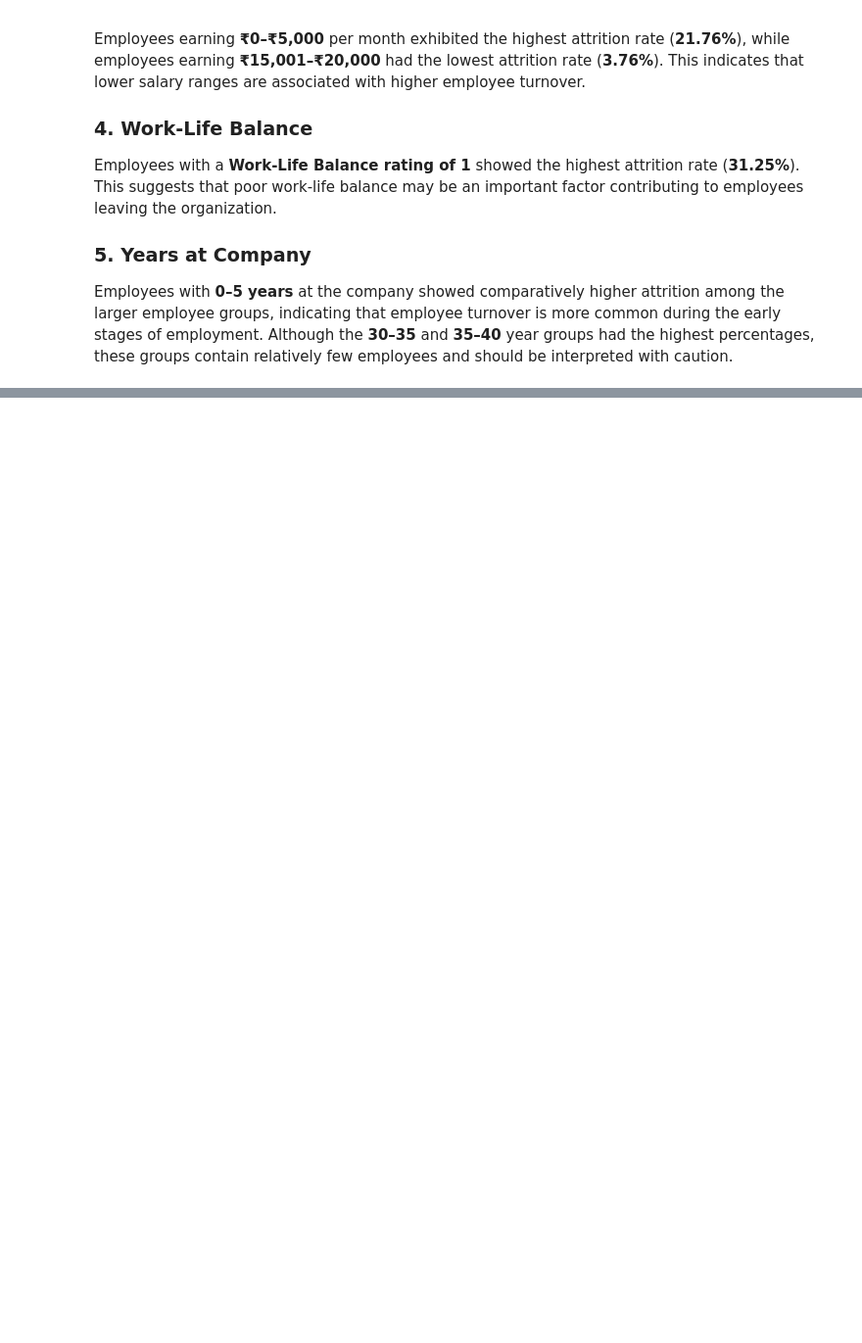
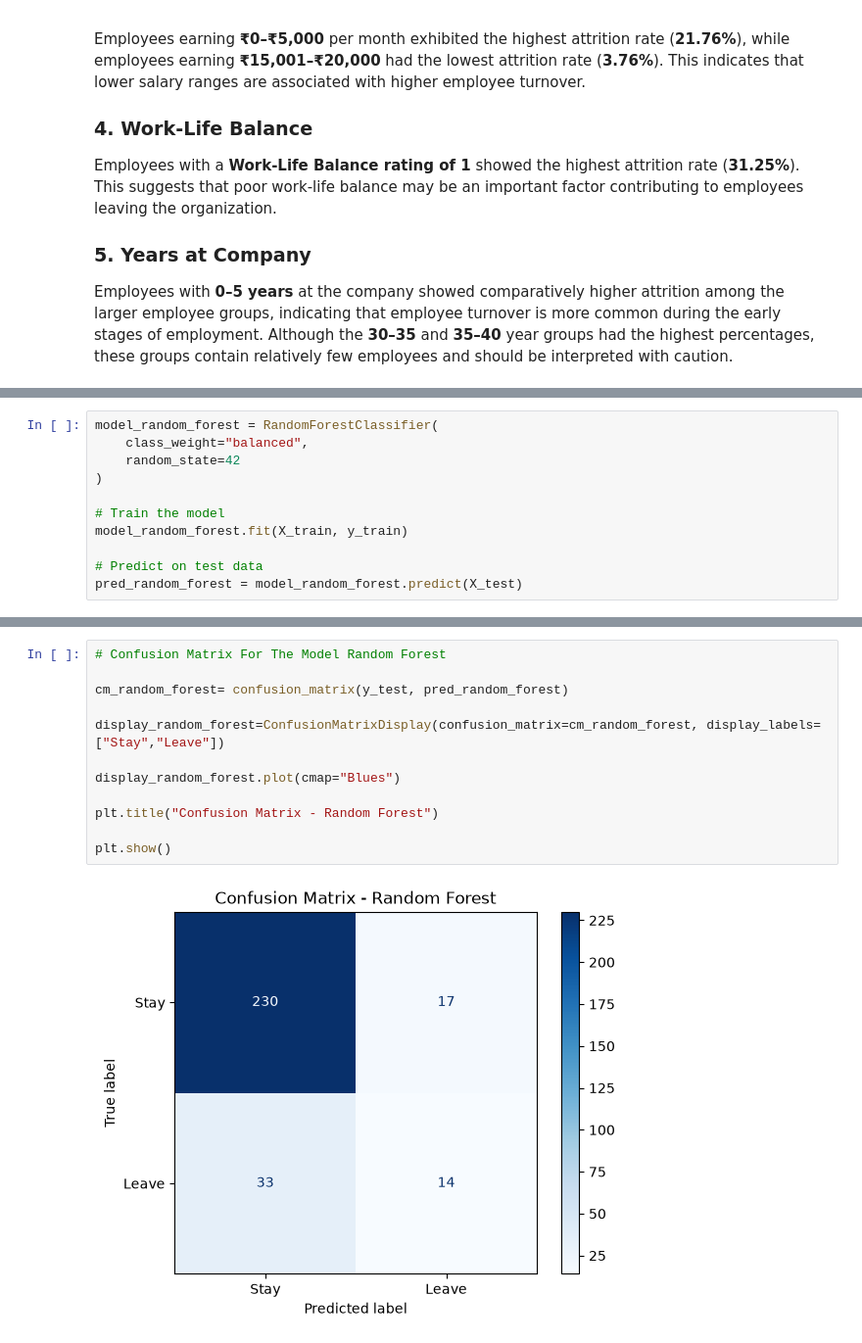
Before and after one commit to aroranaman1003/Employee-Attrition-Prediction_NamanArora, a Jupyter notebook: notebooks/analysis.ipynb, the cells around one changed output, grey strips where cells are left out. Shown at 98% size. Saved outputs shown, nothing was run; the diff lists cells and outputs as text; blank space fills up the shorter version.

```diff
--- a/notebooks/analysis.ipynb
+++ b/notebooks/analysis.ipynb
@@ -495,0 +524,11 @@ Employees with **0–5 years** at the company showed comparatively higher attrit
+# %%
+model_random_forest = RandomForestClassifier(
+    class_weight="balanced",
+    random_state=42
+)
+
+# Train the model
+model_random_forest.fit(X_train, y_train)
+
+# Predict on test data
+pred_random_forest = model_random_forest.predict(X_test)
@@ -495,0 +630,14 @@ Employees with **0–5 years** at the company showed comparatively higher attrit
+# %%
+# Confusion Matrix For The Model Random Forest
+
+cm_random_forest= confusion_matrix(y_test, pred_random_forest)
+
+display_random_forest=ConfusionMatrixDisplay(confusion_matrix=cm_random_forest, display_labels=["Stay","Leave"])
+
+display_random_forest.plot(cmap="Blues")
+
+plt.title("Confusion Matrix - Random Forest")
+
+plt.show()
+# %% [output]
+[figure, added]
```
Also changed, not shown: parts of 21 cells of this notebook, 3 other files.
